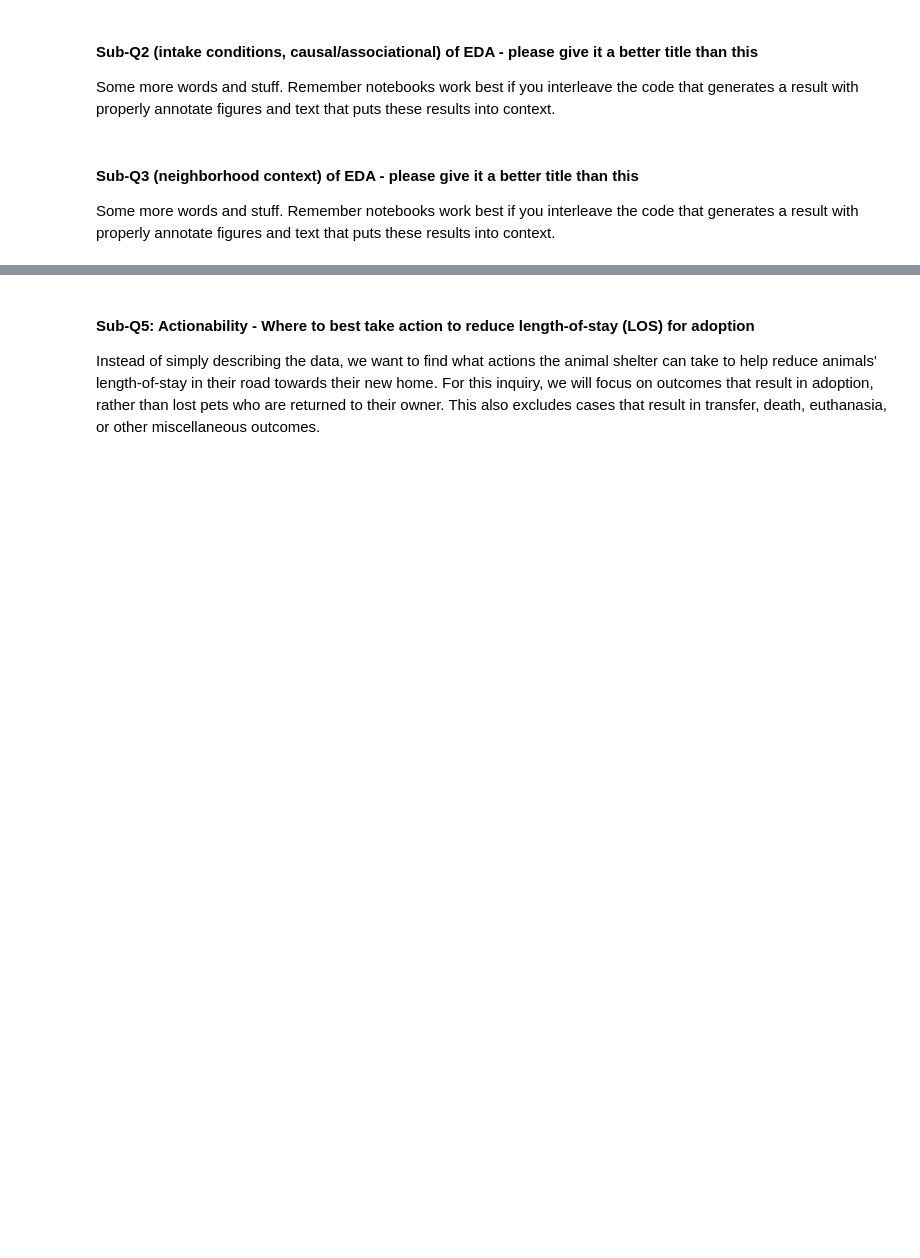
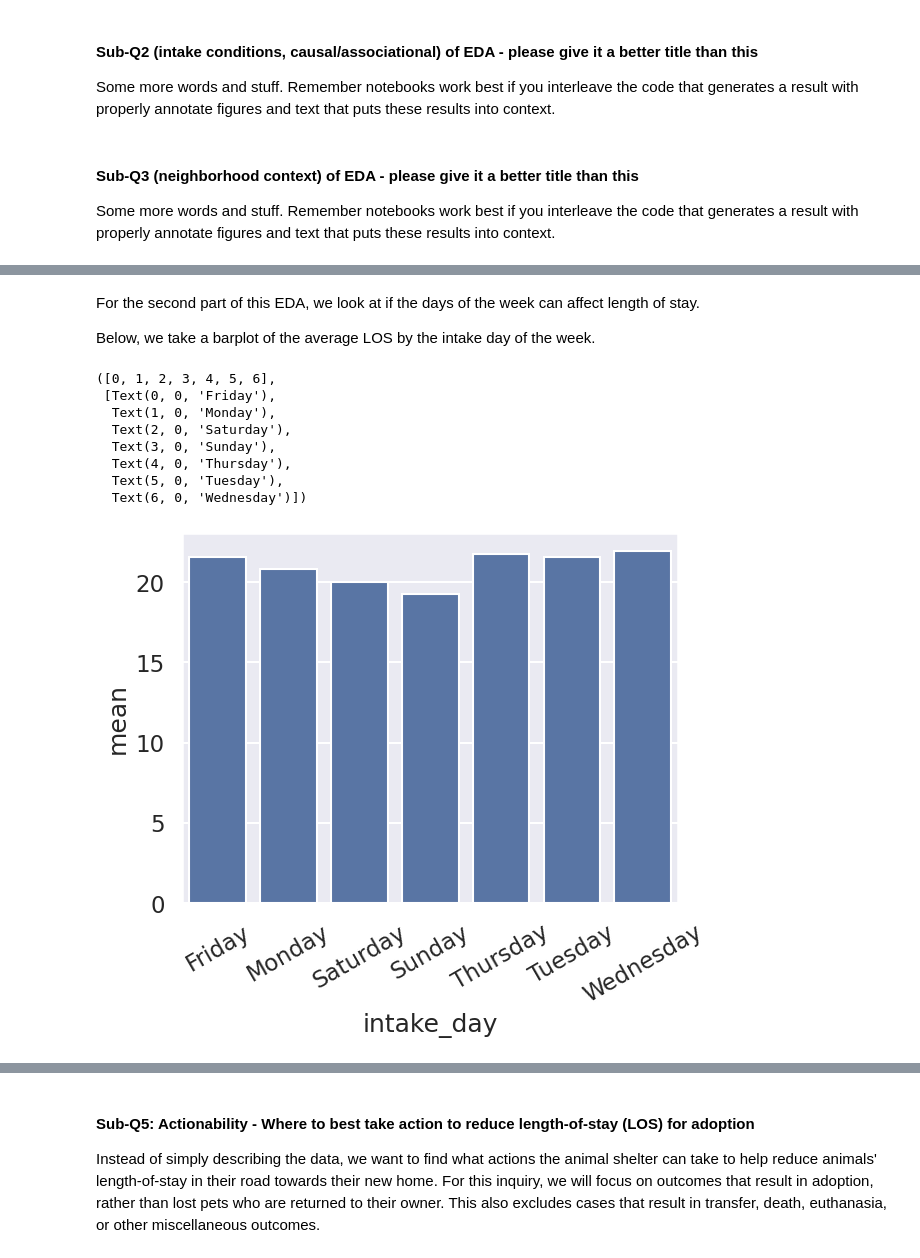
Before and after one commit to COGS108/Group098_WI26, a Jupyter notebook: 02-EDACheckpoint.ipynb, the cells around one changed output, grey strips where cells are left out. Saved outputs shown, nothing was run; the diff lists cells and outputs as text; code cells hidden in the pictures; blank space fills up the shorter version.

```diff
--- a/02-EDACheckpoint.ipynb
+++ b/02-EDACheckpoint.ipynb
@@ -1064,0 +1120,19 @@ Some more words and stuff.  Remember notebooks work best if you interleave the c
+# %% [markdown]
+For the second part of this EDA, we look at if the days of the week can affect length of stay.
+
+Below, we take a barplot of the average LOS by the intake day of the week.
+# %%
+# LOS barplot of intake day of the week
+los_by_intake_day = df_times.groupby('intake_day')['days_in_shelter'].agg(['mean','median','count'])
+sns.barplot(data = los_by_intake_day, x = los_by_intake_day.index, y = 'mean')
+plt.xticks(rotation=30)
+# %% [output]
+([0, 1, 2, 3, 4, 5, 6],
+ [Text(0, 0, 'Friday'),
+  Text(1, 0, 'Monday'),
+  Text(2, 0, 'Saturday'),
+  Text(3, 0, 'Sunday'),
+  Text(4, 0, 'Thursday'),
+  Text(5, 0, 'Tuesday'),
+  Text(6, 0, 'Wednesday')])
+[figure, added]
```
Also changed, not shown: parts of 14 cells of this notebook.
